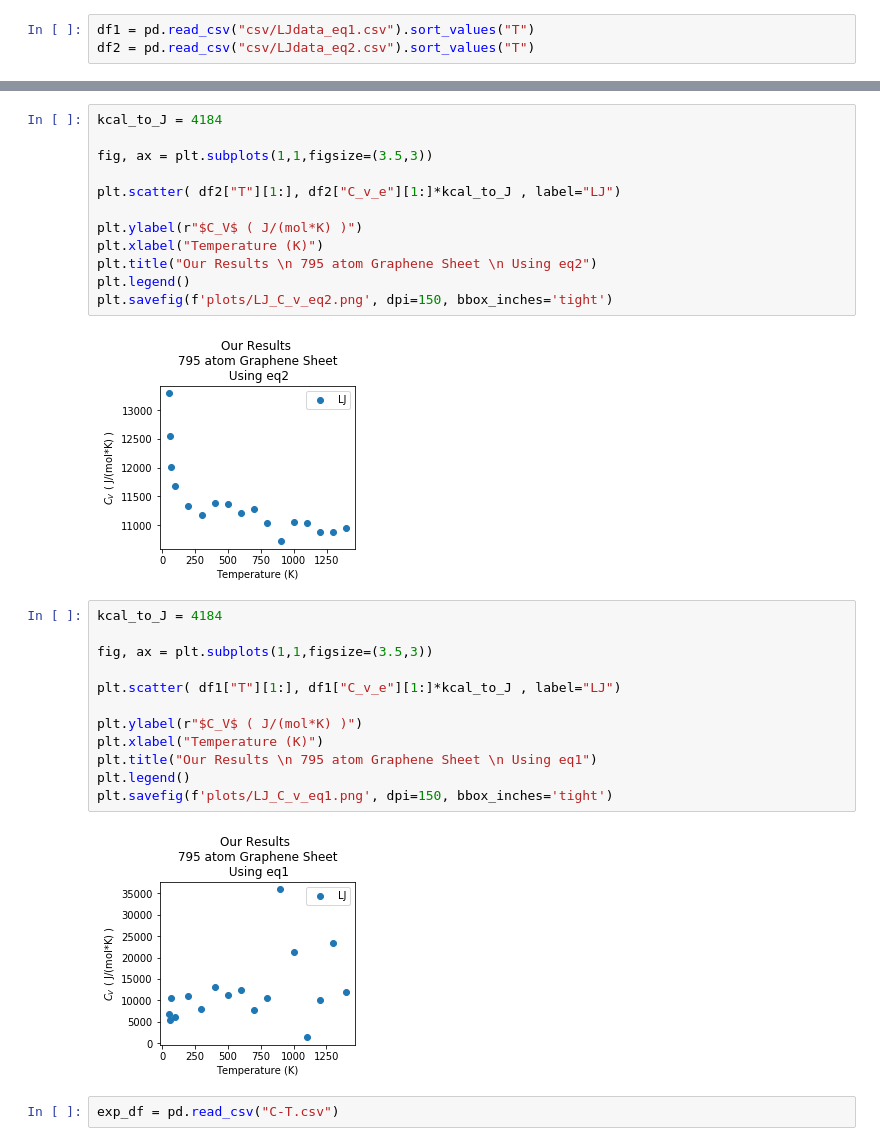
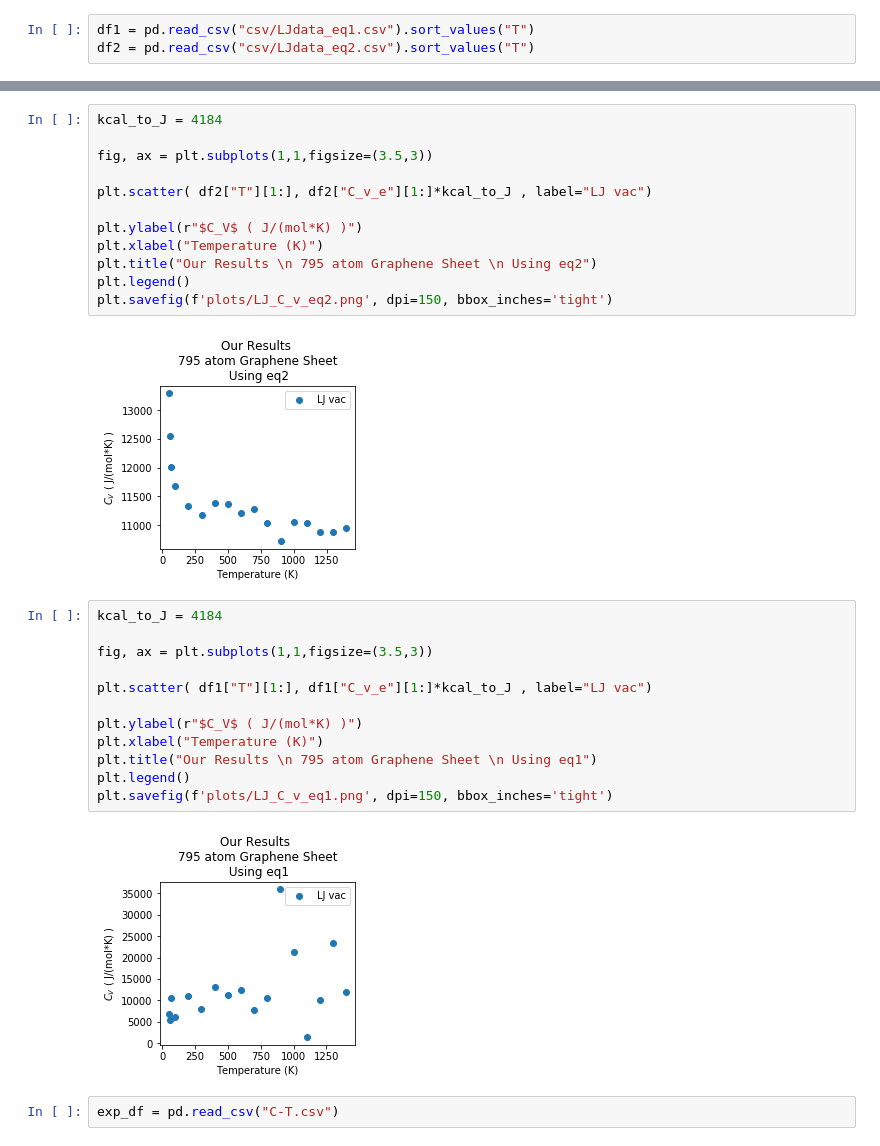
Before and after one commit to sonalij3/Graphene-Finite-Size-Study, a Jupyter notebook: analyze/make_plots.ipynb, the cells around one changed output, grey strips where cells are left out. Saved outputs shown, nothing was run; the diff lists cells and outputs as text.

```diff
--- a/analyze/make_plots.ipynb
+++ b/analyze/make_plots.ipynb
@@ -50,23 +62,23 @@ df2
 # %%
 kcal_to_J = 4184
 
 fig, ax = plt.subplots(1,1,figsize=(3.5,3))
 
-plt.scatter( df2["T"][1:], df2["C_v_e"][1:]*kcal_to_J , label="LJ")
+plt.scatter( df2["T"][1:], df2["C_v_e"][1:]*kcal_to_J , label="LJ vac")
 
 plt.ylabel(r"$C_V$ ( J/(mol*K) )")
 plt.xlabel("Temperature (K)")
 plt.title("Our Results \n 795 atom Graphene Sheet \n Using eq2")
 plt.legend()
 plt.savefig(f'plots/LJ_C_v_eq2.png', dpi=150, bbox_inches='tight')
 # %% [output]
-[figure, old version]
+[figure, new version]
 # %%
 kcal_to_J = 4184
 
 fig, ax = plt.subplots(1,1,figsize=(3.5,3))
 
-plt.scatter( df1["T"][1:], df1["C_v_e"][1:]*kcal_to_J , label="LJ")
+plt.scatter( df1["T"][1:], df1["C_v_e"][1:]*kcal_to_J , label="LJ vac")
 
 plt.ylabel(r"$C_V$ ( J/(mol*K) )")
 plt.xlabel("Temperature (K)")
@@ -74,7 +86,7 @@ plt.title("Our Results \n 795 atom Graphene Sheet \n Using eq1")
 plt.legend()
 plt.savefig(f'plots/LJ_C_v_eq1.png', dpi=150, bbox_inches='tight')
 # %% [output]
-[figure, old version]
+[figure, new version]
 # %%
 exp_df = pd.read_csv("C-T.csv")
 # %%
```
Also changed, not shown: parts of 17 cells of this notebook, 19 other files.
